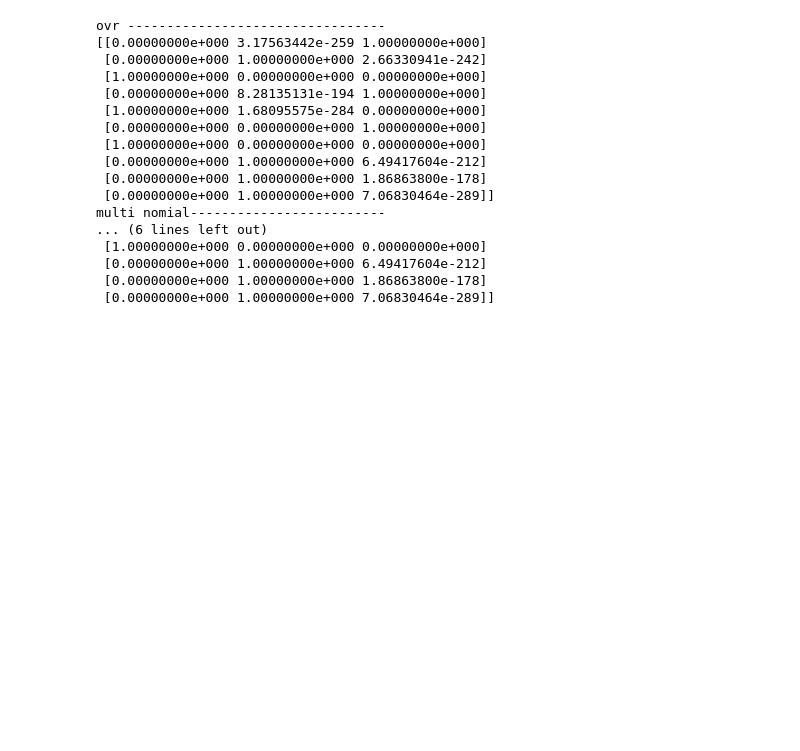
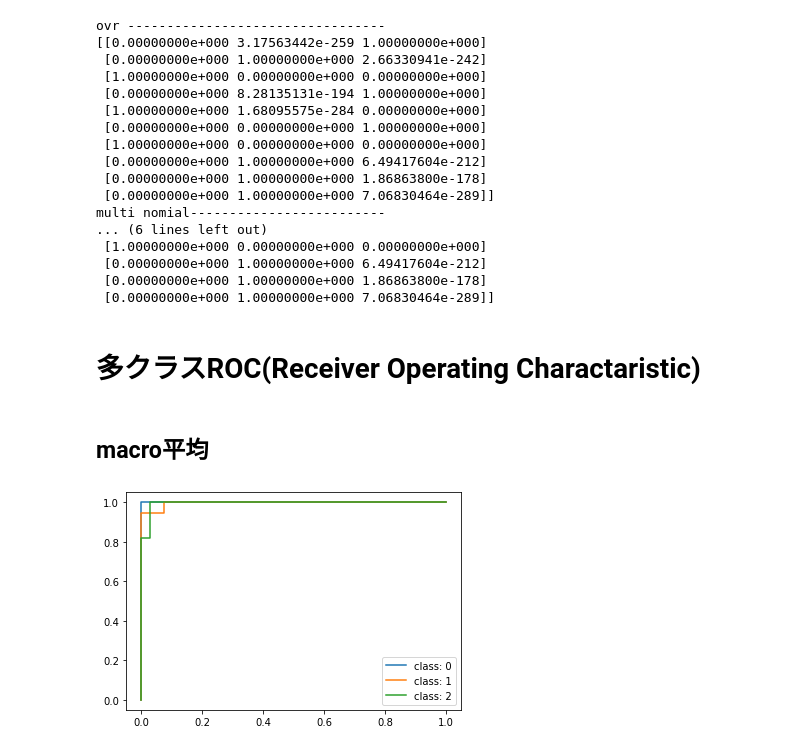
Before and after one commit to nyankiti/math_job, a Jupyter notebook: work/ML_Intro_Second_Half/multiclass_logistic_regression.ipynb, the cells around one changed output. Cells and saved outputs as stored; diff of their text form; code cells hidden in the pictures; blank space fills up the shorter version.

```diff
--- a/work/ML_Intro_Second_Half/multiclass_logistic_regression.ipynb
+++ b/work/ML_Intro_Second_Half/multiclass_logistic_regression.ipynb
@@ -137,3 +145,35 @@ multi nomial-------------------------
  [0.00000000e+000 1.00000000e+000 6.49417604e-212]
  [0.00000000e+000 1.00000000e+000 1.86863800e-178]
  [0.00000000e+000 1.00000000e+000 7.06830464e-289]]
+# %% [markdown]
+# 多クラスROC(Receiver Operating Charactaristic)
+# %%
+# モデル学習
+model = LogisticRegression()
+model.fit(X_train, y_train)
+# 予測
+y_pred_proba = model.predict_proba(X_test)
+# %% [markdown]
+## macro平均
+# %%
+from sklearn.preprocessing import label_binarize
+from sklearn.metrics import roc_curve
+from sklearn.metrics import auc
+
+# テスト結果を one hot エンコーディング
+y_test_one_hot = label_binarize(y_test, classes=model.classes_)
+
+n_classes = len(model.classes_)
+fpr = {}
+tpr = {}
+roc_auc = {}
+for i in range(n_classes):
+    fpr[i], tpr[i], _ = roc_curve(y_test_one_hot[:, i], y_pred_proba[:, i])
+    roc_auc[i] = auc(fpr[i], tpr[i])
+
+# ROC curveを描画する
+for i in range(n_classes):
+    plt.plot(fpr[i], tpr[i], label=f"class: {i}")
+    plt.legend()
+# %% [output]
+[figure, added]
```
Also changed, not shown: parts of 6 cells of this notebook, 1 other file.
